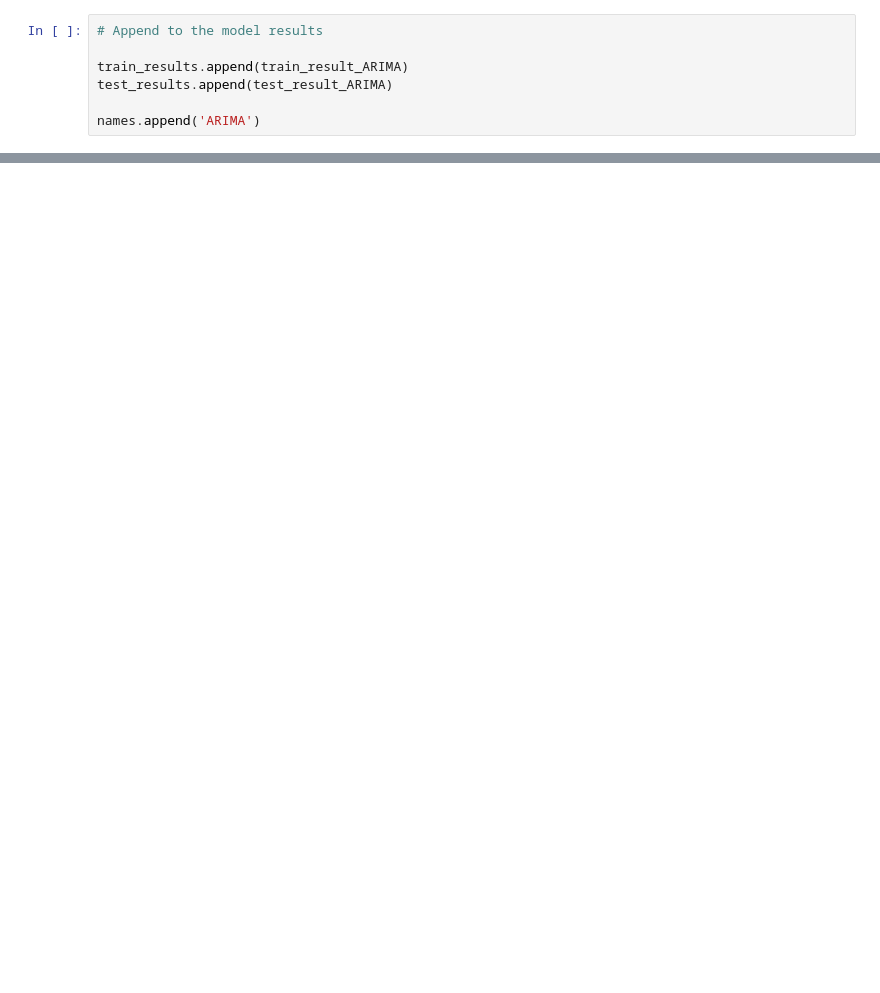
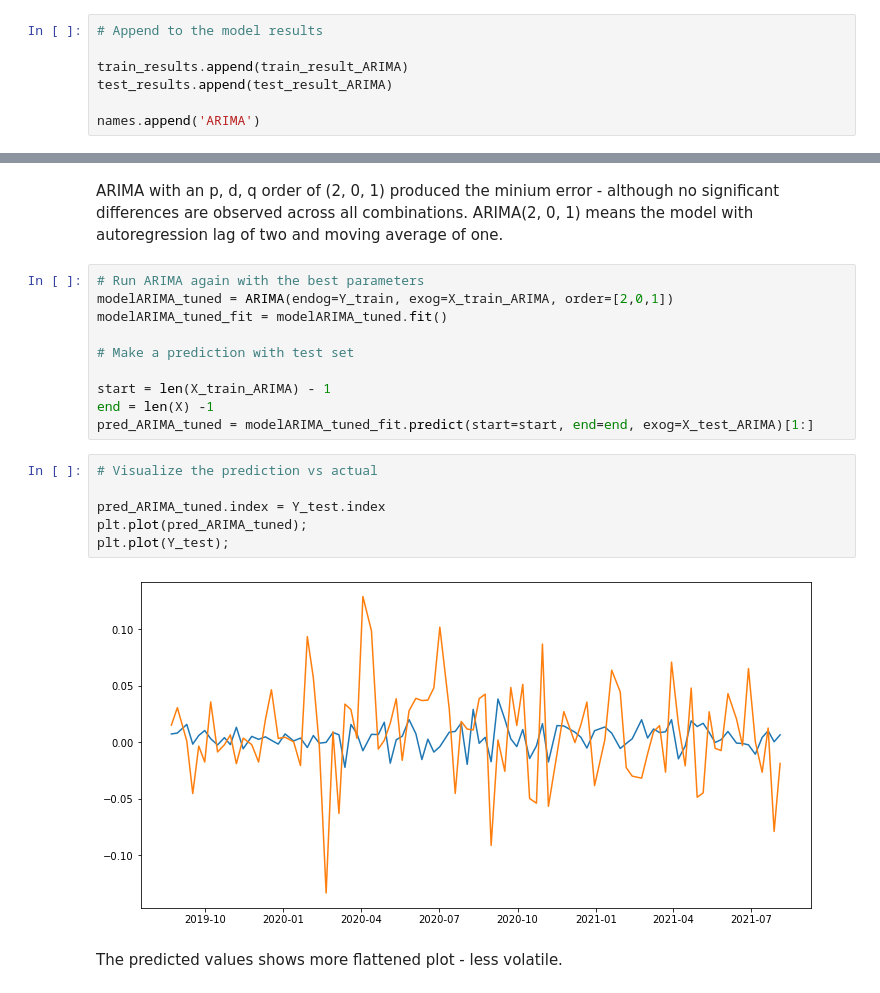
Before and after one commit to jasonsuk/stock-regression-modeling, a Jupyter notebook: proj1_predict_price.ipynb, the cells around one changed output, grey strips where cells are left out. Drawn from its saved outputs; the diff is of its cells as text; blank space fills up the shorter version.

Commit message:
Project 1: Model tuning on ARIMA and final result

```diff
--- a/proj1_predict_price.ipynb
+++ b/proj1_predict_price.ipynb
@@ -411,0 +438,22 @@ plt.show()
+# %% [markdown]
+ARIMA with an p, d, q order of (2, 0, 1) produced the minium error - although no significant differences are observed across all combinations. ARIMA(2, 0, 1) means the model with autoregression lag of two and moving average of one.
+# %%
+# Run ARIMA again with the best parameters
+modelARIMA_tuned = ARIMA(endog=Y_train, exog=X_train_ARIMA, order=[2,0,1])
+modelARIMA_tuned_fit = modelARIMA_tuned.fit()
+
+# Make a prediction with test set
+
+start = len(X_train_ARIMA) - 1
+end = len(X) -1
+pred_ARIMA_tuned = modelARIMA_tuned_fit.predict(start=start, end=end, exog=X_test_ARIMA)[1:]
+# %%
+# Visualize the prediction vs actual
+
+pred_ARIMA_tuned.index = Y_test.index
+plt.plot(pred_ARIMA_tuned);
+plt.plot(Y_test);
+# %% [output]
+[figure, added]
+# %% [markdown]
+The predicted values shows more flattened plot - less volatile.
```
Also changed, not shown: parts of 22 cells of this notebook, 1 other file.
